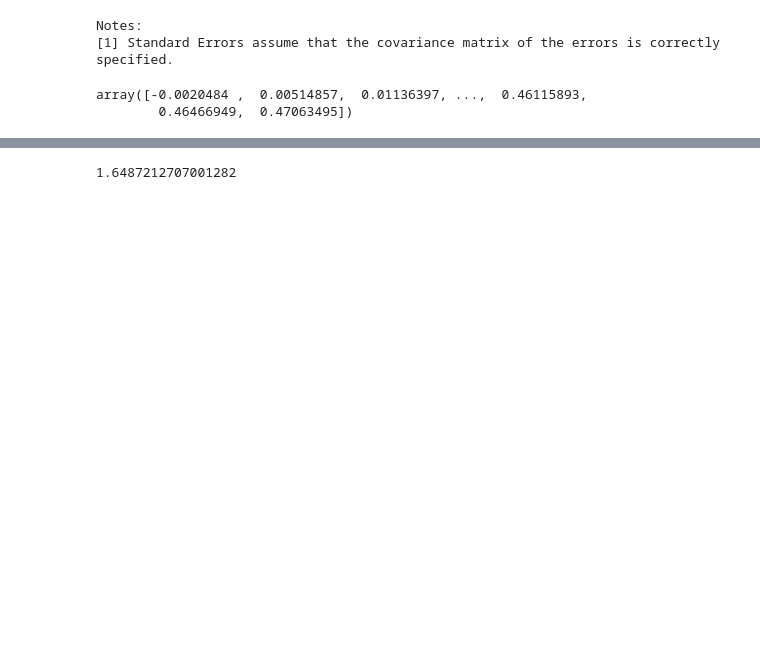
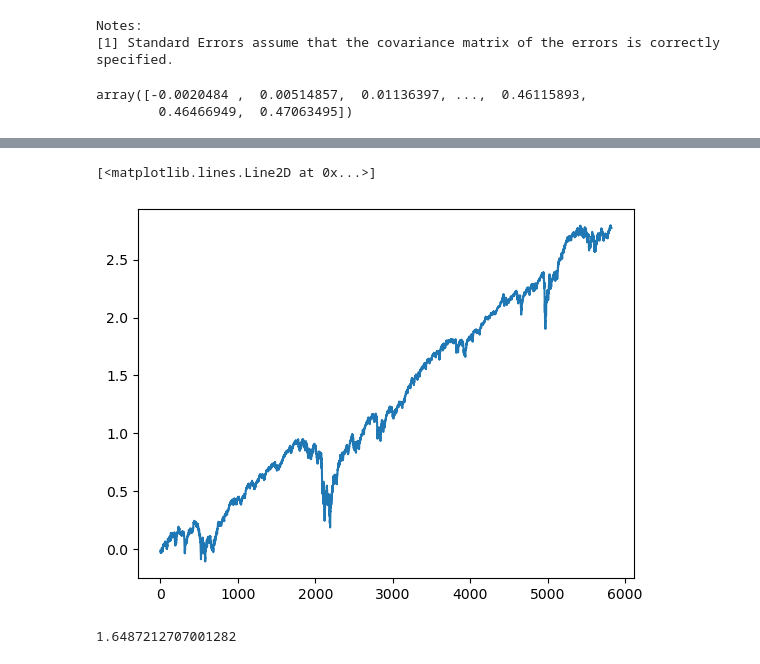
Before and after one commit to abdussamad17/portfolio-manager, a Jupyter notebook: calculation.ipynb, the cells around one changed output, grey strips where cells are left out. Drawn from its saved outputs; the diff is of its cells as text; code cells hidden in the pictures; blank space fills up the shorter version.

```diff
--- a/calculation.ipynb
+++ b/calculation.ipynb
@@ -79,3 +79,8 @@ plt.plot(np.cumsum(residuals))
+# %%
+plt.plot(np.cumsum(equaldol_rets))
+# %% [output]
+[<matplotlib.lines.Line2D at 0x...>]
+[figure, added]
 # %%
 np.exp(0.5)
 # %% [output]
```
Also changed, not shown: parts of 6 cells of this notebook, 1 other file.
